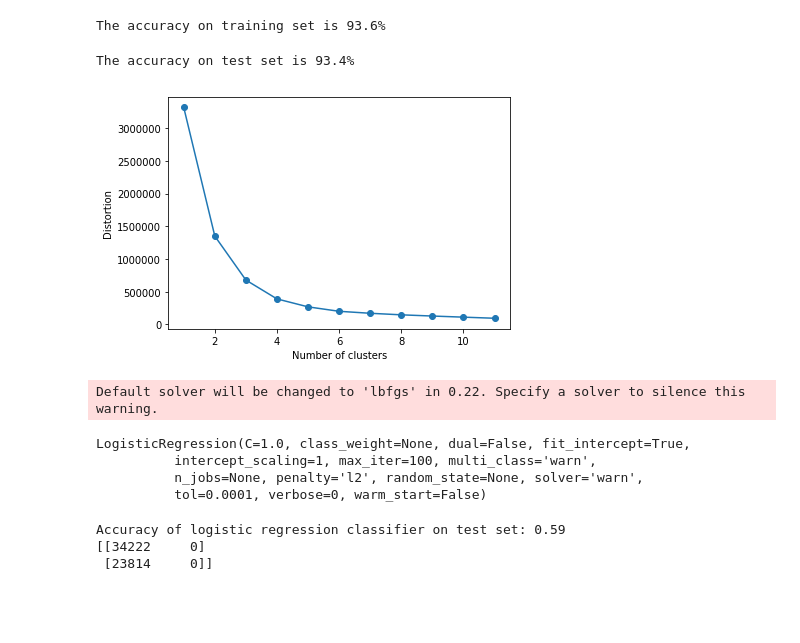
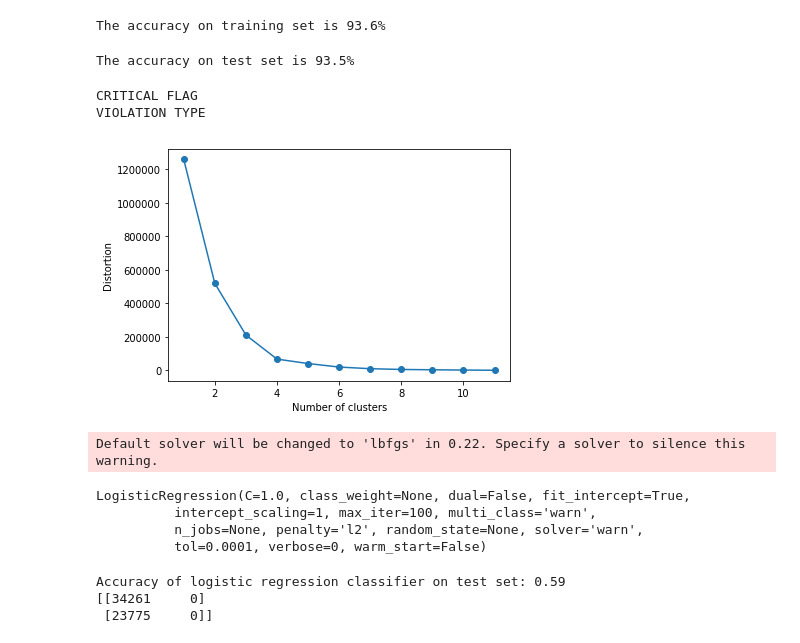
Before and after one commit to stefanopoggio/restaurant-inspection, a Jupyter notebook: Inspection_code.ipynb, the cells around one changed output. Cells and saved outputs as stored; diff of their text form; code cells hidden in the pictures; blank space fills up the shorter version.

```diff
--- a/Inspection_code.ipynb
+++ b/Inspection_code.ipynb
@@ -37,6 +136,8 @@ with open(file_in, 'r') as f_in:
         line = line.split(';')
         viol_dict[line[0]] = line[-1]
 df['VIOLATION TYPE'] = df['VIOLATION CODE'].map(viol_dict)
+# %%
+df['VIOLATION TYPE'] = df['VIOLATION CODE'].map(viol_dict)
 # %% [markdown]
 Pick the most common cuisines. Set the threshold to the percentage one wants.
 # %%
@@ -313,16 +416,18 @@ from sklearn.preprocessing import OneHotEncoder
 dt = df.loc[:,[
 #        'CUISINE DESCRIPTION',
                'CRITICAL FLAG',
-               'INSPECTION TYPE',
+#               'INSPECTION TYPE',
 #               'MONTH',
-               'VIOLATION TYPE']]
+               'VIOLATION TYPE'
+]]
 dt.loc[dt['CRITICAL FLAG'] == 'Not Applicable'] = np.nan
 # %%
 # Shuffle the rows to avoid orders
 dt = dt.sample(frac=1).reset_index(drop=True)
+dt = dt.dropna()
 Y = dt['CRITICAL FLAG'].dropna()
 X = dt.drop(dt.columns[0], axis=1)
-X = X.dropna()
+#X = X.dropna()
 Y = Y.astype(str)
 # %%
 from sklearn.preprocessing import LabelEncoder
@@ -363,33 +469,40 @@ y_predicted_test = estimator.predict(X_test)
 accuracy_test = np.mean(Y_test == y_predicted_test) * 100
 print("The accuracy on test set is {0:.1f}%".format(accuracy_test))
 # %% [output]
-The accuracy on test set is 93.4%
+The accuracy on test set is 93.5%
 # %%
 #Unsupervised method Kmeans to compute the optimal number of clusters with our data
 from sklearn.cluster import KMeans
 from sklearn.metrics import silhouette_samples
+for col in dt.columns:
+    print(col)
+
 distortions = []
 silhouette_avg = []
 rnd_state = 42
 for i in range(1,12):
     km = KMeans(n_clusters=i,
                 init='k-means++',
                 n_init=10,
                 max_iter=300,
                 random_state=rnd_state)
     y_km = km.fit_predict(X)
     distortions.append(km.inertia_)
+#    silhouette_vals = silhouette_samples(X, y_km, metric='euclidean')
+#    silhouette_avg = np.append(silhouette_avg, np.mean(silhouette_vals))
 
 plt.plot(range(1,12), distortions , marker='o')
 
 
 plt.xlabel('Number of clusters')
 plt.ylabel('Distortion')
 plt.tight_layout()
 #plt.savefig('./figures/elbow.png', dpi=300)
 plt.show()
 # %% [output]
+CRITICAL FLAG
+VIOLATION TYPE
-[figure, old version]
+[figure, new version]
 # %%
 from sklearn.linear_model import LogisticRegression
 from sklearn import metrics
@@ -410,8 +523,8 @@ confusion_matrix = confusion_matrix(Y_test, y_pred)
 print(confusion_matrix)
 # %% [output]
 Accuracy of logistic regression classifier on test set: 0.59
-[[34222     0]
- [23814     0]]
+[[34261     0]
+ [23775     0]]
 # %%
 avg_scores = []
 # all_scores = []
```
Also changed, not shown: parts of 16 cells of this notebook, 1 other file.
